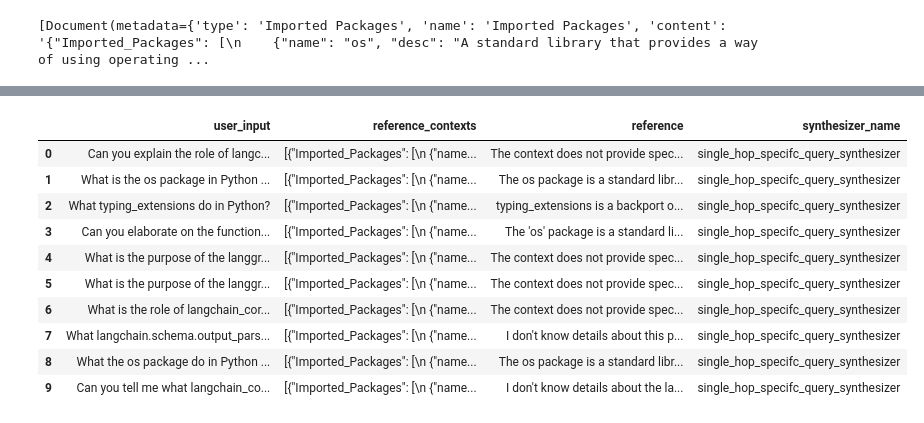
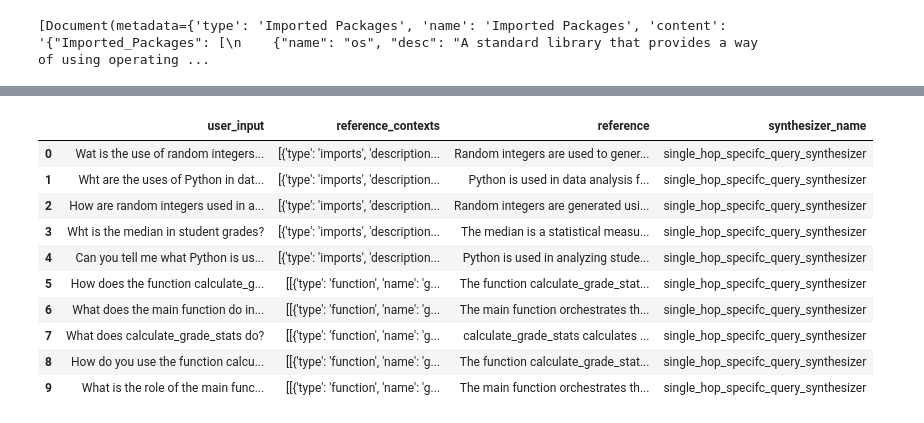
Before and after one commit to Mahinour1/Code_Documenter, a Jupyter notebook: code_documenter.ipynb, the cells around one changed output, grey strips where cells are left out. Cells and saved outputs as stored; diff of their text form; code cells hidden in the pictures.

```diff
--- a/code_documenter.ipynb
+++ b/code_documenter.ipynb
@@ -364,0 +841,9 @@ text
+# %%
+chunks_list = []
+for key in chunks:
+    if isinstance(chunks[key], dict):
+        chunks_list.append(chunks[key])
+    elif isinstance(chunks[key], list):
+        for value in chunks[key]:
+            chunks_list.append(value)
+chunks_list
@@ -674,0 +1211,24 @@ docs
+# %%
+from langchain.schema import Document
+# docs = [
+#     Document(
+#         page_content=f"{chunk.get('type', '')} - {chunk.get('name', '')} - {chunk.get('description', '')}",  # Content for the model
+#         metadata={**chunk}  # Store metadata, but don't put embeddings here
+#     )
+#     for chunk in chunks_list
+# ]
+docs2 = [
+    Document(
+        page_content=f"{chunks[key]}",  # Content for the model
+        metadata={'Type': key}  # Store metadata, but don't put embeddings here
+    )
+    for key in chunks
+    ]
+
+# for key in chunks:
+#     if isinstance(chunks[key], dict):
+#         chunks_list.append(chunks[key])
+#     elif isinstance(chunks[key], list):
+#         for value in chunks[key]:
+#             chunks_list.append(value)
+docs2
@@ -675,10 +1243,11 @@ docs
 # %%
 ragas_docs = [
     Document(
-        page_content=doc.metadata['content'],  # Extract actual content
-        metadata={"source": f"{doc.metadata['type']} - {doc.metadata['name']}"}  # Define a unique source
+        page_content=f"{doc.page_content}",  # Extract actual content
+        metadata={"source": doc.metadata['Type']}  # Define a unique source
     )
-    for doc in docs
+    for doc in docs2
 ]
+
 ragas_docs
 # %% [output]
@@ -694,6 +1277,6 @@ generator_llm = LangchainLLMWrapper(ChatOpenAI(model="gpt-4o-mini"))
 generator_embeddings = LangchainEmbeddingsWrapper(OpenAIEmbeddings())
 
 generator = TestsetGenerator(llm=generator_llm, embedding_model=generator_embeddings)
-dataset = generator.generate_with_langchain_docs(ragas_docs, testset_size=10)
+dataset = generator.generate_with_langchain_docs(ragas_docs, testset_size=15)
 dataset.to_pandas()
 # %% [output]
@@ -700,11 +1285,11 @@ dataset.to_pandas()
 |  | user_input | reference_contexts | reference | synthesizer_name |
-| 0 | Can you explain the role of langc... | [{"Imported_Packages": [\n {"name... | The context does not provide spec... | single_hop_specifc_query_synthesizer |
-| 1 | What is the os package in Python ... | [{"Imported_Packages": [\n {"name... | The os package is a standard libr... | single_hop_specifc_query_synthesizer |
-| 2 | What typing_extensions do in Python? | [{"Imported_Packages": [\n {"name... | typing_extensions is a backport o... | single_hop_specifc_query_synthesizer |
-| 3 | Can you elaborate on the function... | [{"Imported_Packages": [\n {"name... | The 'os' package is a standard li... | single_hop_specifc_query_synthesizer |
-| 4 | What is the purpose of the langgr... | [{"Imported_Packages": [\n {"name... | The context does not provide spec... | single_hop_specifc_query_synthesizer |
-| 5 | What is the purpose of the langgr... | [{"Imported_Packages": [\n {"name... | The context does not provide spec... | single_hop_specifc_query_synthesizer |
-| 6 | What is the role of langchain_cor... | [{"Imported_Packages": [\n {"name... | The context does not provide spec... | single_hop_specifc_query_synthesizer |
-| 7 | What langchain.schema.output_pars... | [{"Imported_Packages": [\n {"name... | I don't know details about this p... | single_hop_specifc_query_synthesizer |
-| 8 | What the os package do in Python ... | [{"Imported_Packages": [\n {"name... | The os package is a standard libr... | single_hop_specifc_query_synthesizer |
-| 9 | Can you tell me what langchain_co... | [{"Imported_Packages": [\n {"name... | I don't know details about the la... | single_hop_specifc_query_synthesizer |
+| 0 | Wat is the use of random integers... | [{'type': 'imports', 'description... | Random integers are used to gener... | single_hop_specifc_query_synthesizer |
+| 1 | Wht are the uses of Python in dat... | [{'type': 'imports', 'description... | Python is used in data analysis f... | single_hop_specifc_query_synthesizer |
+| 2 | How are random integers used in a... | [{'type': 'imports', 'description... | Random integers are generated usi... | single_hop_specifc_query_synthesizer |
+| 3 | Wht is the median in student grades? | [{'type': 'imports', 'description... | The median is a statistical measu... | single_hop_specifc_query_synthesizer |
+| 4 | Can you tell me what Python is us... | [{'type': 'imports', 'description... | Python is used in analyzing stude... | single_hop_specifc_query_synthesizer |
+| 5 | How does the function calculate_g... | [[{'type': 'function', 'name': 'g... | The function calculate_grade_stat... | single_hop_specifc_query_synthesizer |
+| 6 | What does the main function do in... | [[{'type': 'function', 'name': 'g... | The main function orchestrates th... | single_hop_specifc_query_synthesizer |
+| 7 | What does calculate_grade_stats do? | [[{'type': 'function', 'name': 'g... | calculate_grade_stats calculates ... | single_hop_specifc_query_synthesizer |
+| 8 | How do you use the function calcu... | [[{'type': 'function', 'name': 'g... | The function calculate_grade_stat... | single_hop_specifc_query_synthesizer |
+| 9 | What is the role of the main func... | [[{'type': 'function', 'name': 'g... | The main function orchestrates th... | single_hop_specifc_query_synthesizer |
```
Also changed, not shown: parts of 106 cells of this notebook.
